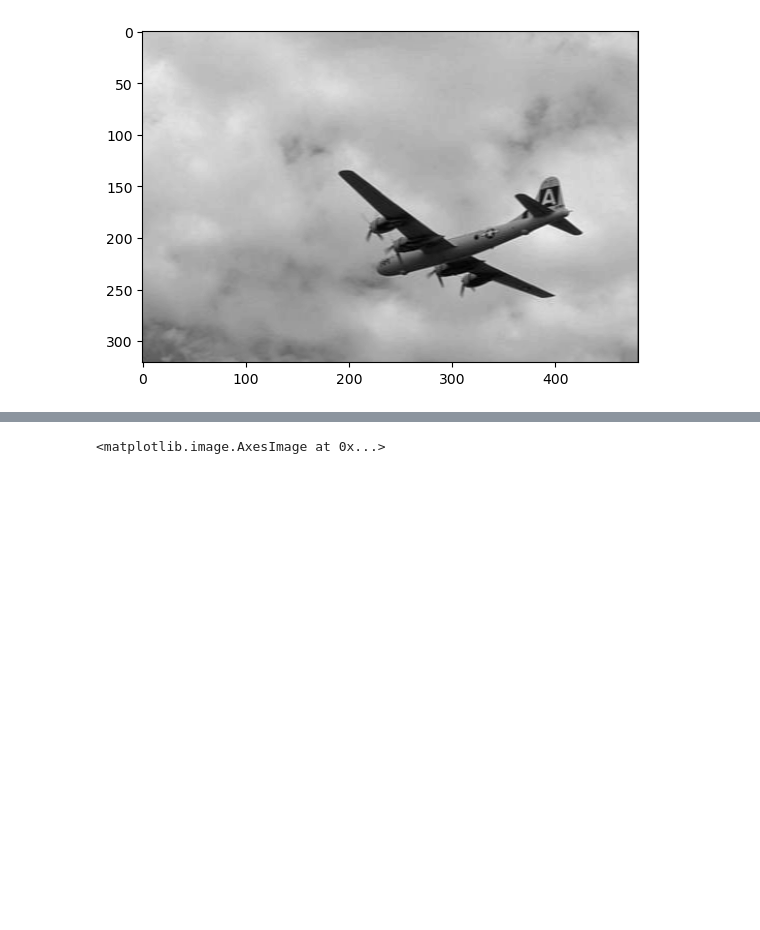
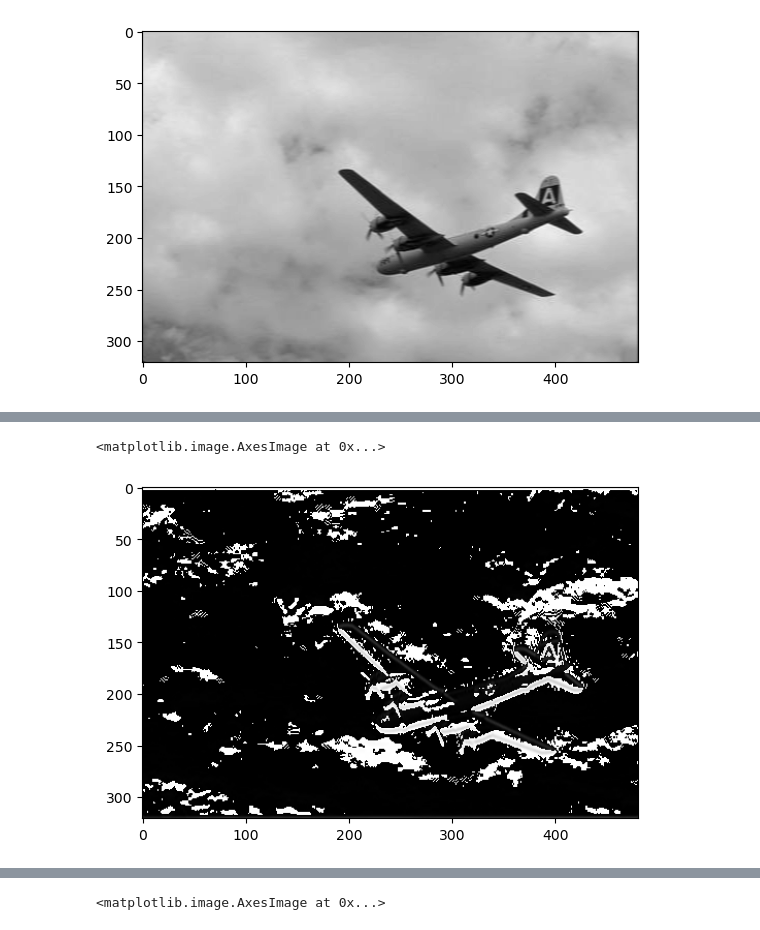
Before and after one commit to sina6990/CV-CAP5415, a Jupyter notebook: Canny.ipynb, the cells around one changed output, grey strips where cells are left out. Saved outputs shown, nothing was run; the diff lists cells and outputs as text; code cells hidden in the pictures; blank space fills up the shorter version.

```diff
--- a/Canny.ipynb
+++ b/Canny.ipynb
@@ -144,0 +176,6 @@ plt.imshow(a, cmap='gray')
+# %%
+D_y = convolve_y(S_y, gaussian_derivative_kernel_d(7, 1))
+plt.imshow(D_y, cmap='gray')
+# %% [output]
+<matplotlib.image.AxesImage at 0x...>
+[figure, added]
```
Also changed, not shown: parts of 18 cells of this notebook.
